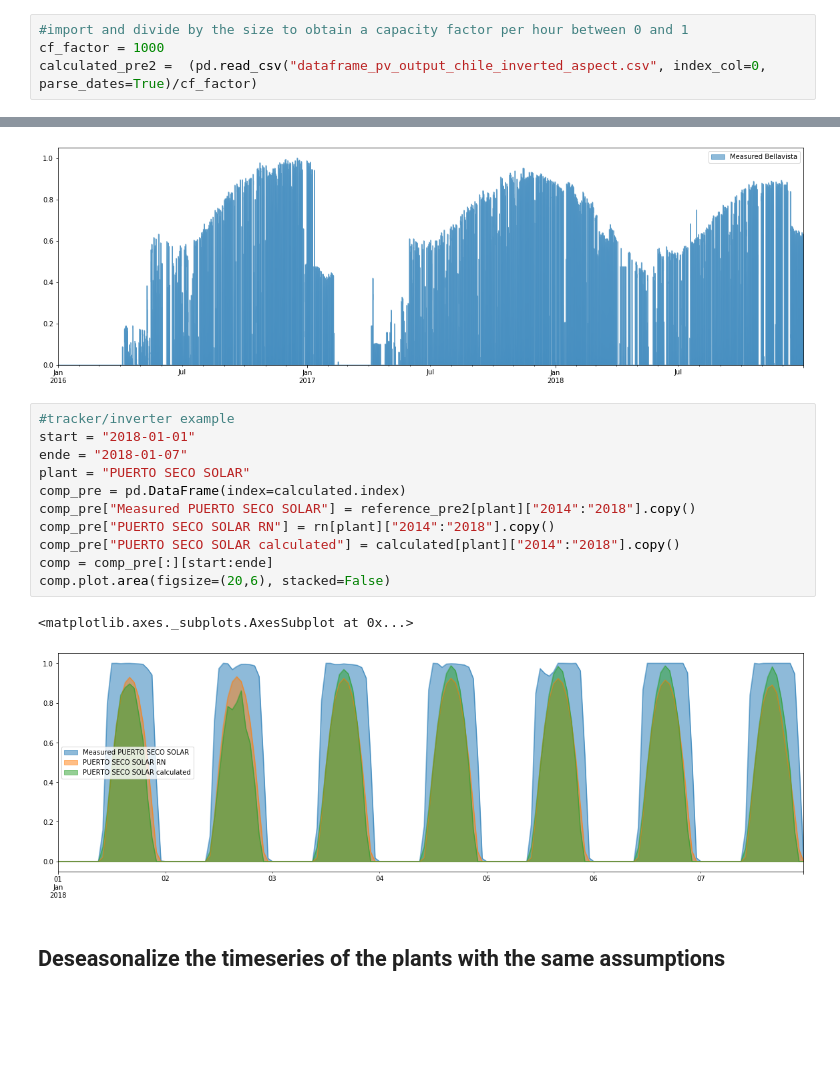
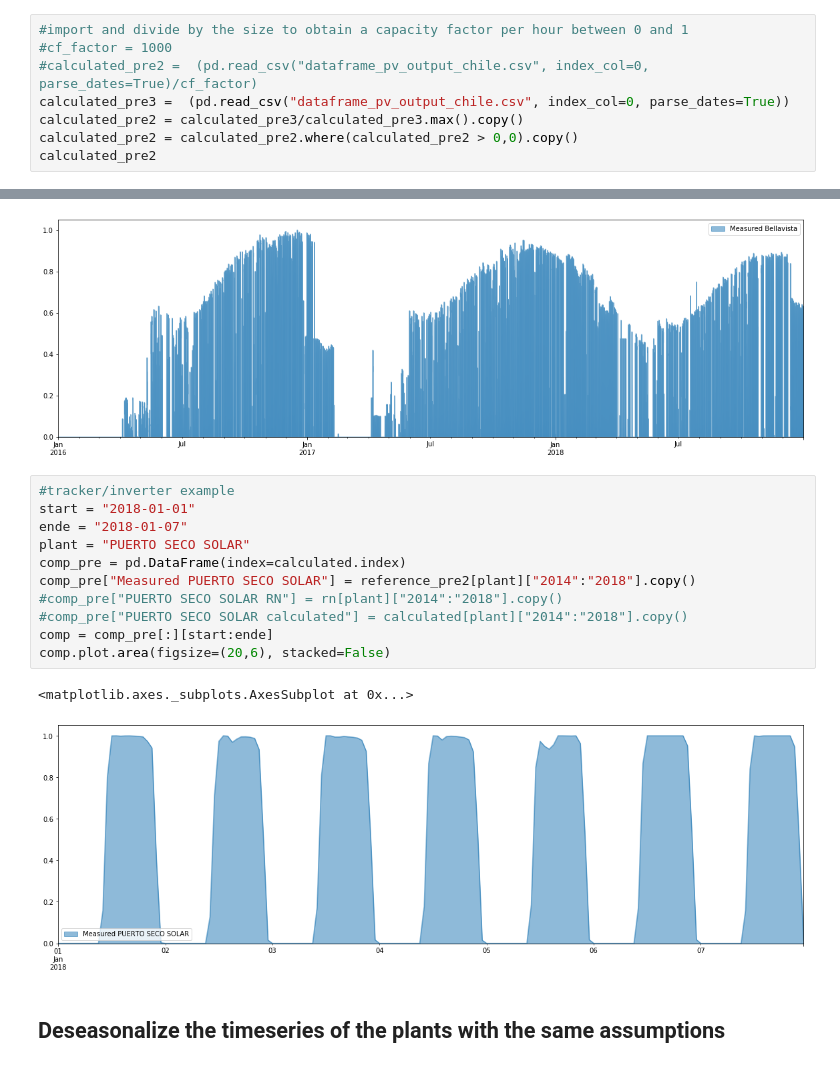
Before and after one commit to inwe-boku/PV_from_era5, a Jupyter notebook: pv_validation_ERA5_land.ipynb, the cells around one changed output, grey strips where cells are left out. Cells and saved outputs as stored; diff of their text form; blank space fills up the shorter version.

```diff
--- a/pv_validation_ERA5_land.ipynb
+++ b/pv_validation_ERA5_land.ipynb
@@ -217,5 +244,9 @@ reference_pre2 = reference_pre1.tz_convert('UTC').drop(["LA ACACIA", "LOS PATOS"
 ## 3) Import the PV output calculated with ERA5 data
 # %%
 #import and divide by the size to obtain a capacity factor per hour between 0 and 1
-cf_factor = 1000
-calculated_pre2 =  (pd.read_csv("dataframe_pv_output_chile_inverted_aspect.csv", index_col=0, parse_dates=True)/cf_factor)
+#cf_factor = 1000
+#calculated_pre2 =  (pd.read_csv("dataframe_pv_output_chile.csv", index_col=0, parse_dates=True)/cf_factor)
+calculated_pre3 =  (pd.read_csv("dataframe_pv_output_chile.csv", index_col=0, parse_dates=True))
+calculated_pre2 = calculated_pre3/calculated_pre3.max().copy()
+calculated_pre2 = calculated_pre2.where(calculated_pre2 > 0,0).copy()
+calculated_pre2
@@ -557,17 +661,17 @@ comp.plot.area(figsize=(20,6), stacked=False)
 # %%
 #tracker/inverter example
 start = "2018-01-01"
 ende = "2018-01-07"
 plant = "PUERTO SECO SOLAR"
 comp_pre = pd.DataFrame(index=calculated.index)
 comp_pre["Measured PUERTO SECO SOLAR"] = reference_pre2[plant]["2014":"2018"].copy()
-comp_pre["PUERTO SECO SOLAR RN"] = rn[plant]["2014":"2018"].copy()
-comp_pre["PUERTO SECO SOLAR calculated"] = calculated[plant]["2014":"2018"].copy()
+#comp_pre["PUERTO SECO SOLAR RN"] = rn[plant]["2014":"2018"].copy()
+#comp_pre["PUERTO SECO SOLAR calculated"] = calculated[plant]["2014":"2018"].copy()
 comp = comp_pre[:][start:ende]
 comp.plot.area(figsize=(20,6), stacked=False)
 # %% [output]
 <matplotlib.axes._subplots.AxesSubplot at 0x...>
-[figure, old version]
+[figure, new version]
 # %% [markdown]
 ## Deseasonalize the timeseries of the plants with the same assumptions
 # %%
```
Also changed, not shown: parts of 35 cells of this notebook.
